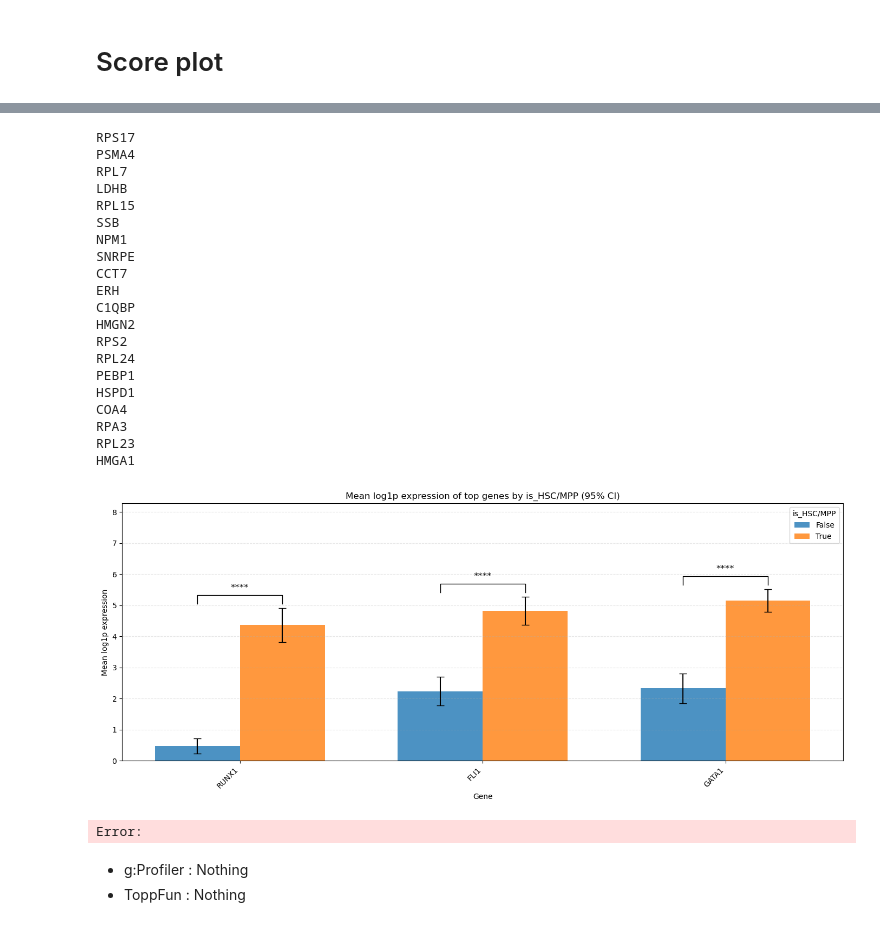
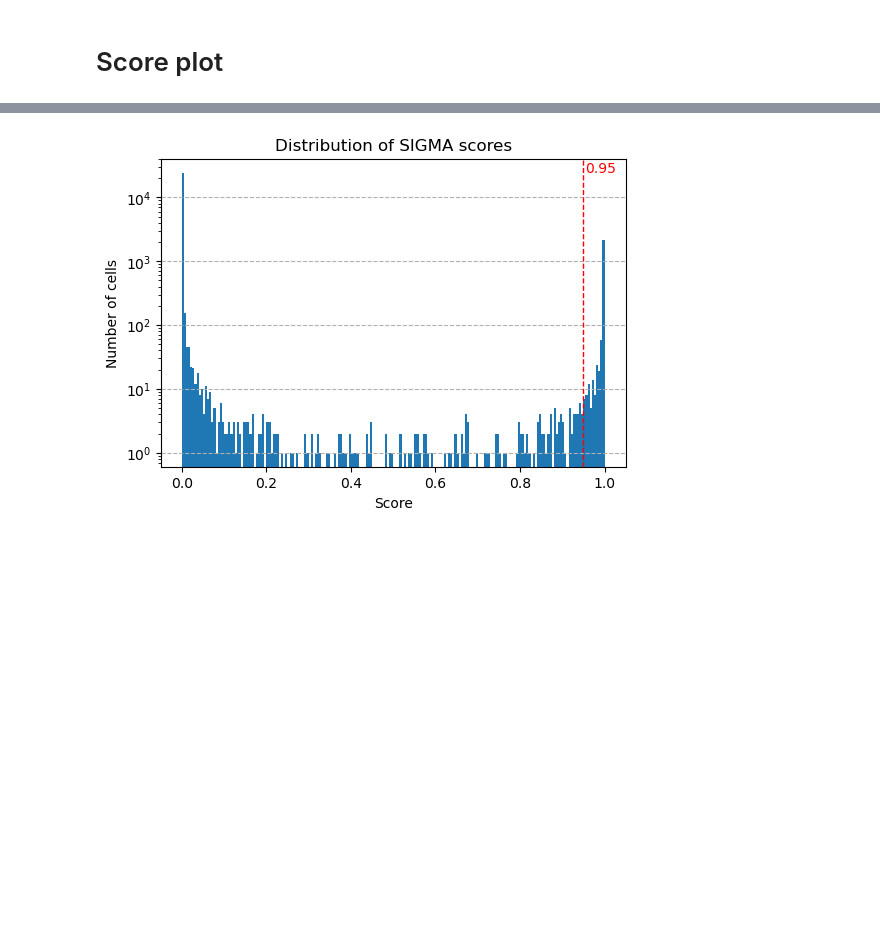
Before and after one commit to Guitout31415/SIGMA, a Jupyter notebook: notebooks/compare_dominguez_sigma.ipynb, the cells around one changed output, grey strips where cells are left out. Drawn from its saved outputs; the diff is of its cells as text; code cells hidden in the pictures; blank space fills up the shorter version.

```diff
--- a/notebooks/compare_dominguez_sigma.ipynb
+++ b/notebooks/compare_dominguez_sigma.ipynb
@@ -131,7 +140,8 @@ def plot_gene_expression_summary(adata, top_genes, category):
 # %%
 adata_sigma = sc.read_h5ad("/mnt/scratch/guillaume/results_dominguez/merge.h5ad")
-adata_author = sc.read_h5ad("/mnt/scratch/guillaume/data/dominguez/Dominguez.h5add")
+adata_author = sc.read_h5ad("/mnt/scratch/guillaume/data/tem_dominguez/Dominguez_science_science-abl5197.h5add")
 
 adata_author.X = adata_author.layers["counts"]
 
-adata_sigma.obs_names = [re.sub(r"-[A-Z]+_data", "", name) for name in adata_sigma.obs_names]
+adata_sigma.obs_names = [re.sub(r"-Dominguez_[A-Z]+", "", name) for name in adata_sigma.obs_names]
+adata_sigma.obs_names = [re.sub(r"(JEJLP|JEJEPI|)$", "", name) for name in adata_sigma.obs_names]
@@ -353,41 +191,16 @@ axes[0].grid(axis="x", which="major", linestyle="--", alpha=0.3)
-# %%
-top_genes = [str(g[0]) for g in mk_sigma.uns["rank_genes_groups"]["names"][:20]]
-
-test_genes = ["CD34", "CD38", "THY1", "ITGA6"] + mk_marker
-
-print(*top_genes, sep="\n")
-# plot_gene_expression_summary(mk_sigma, top_genes, "is_HSC/MPP")
-
-# plot_gene_expression_summary(mk_sigma, test_genes, "is_HSC/MPP")
-
-# plot_gene_expression_summary(mk_sigma, mk_marker, "is_HSC/MPP")
-
-# plot_gene_expression_summary(mk_sigma, ["PPBP", "PF4", "ITGA2B", "GP1BA", "GP6"], "is_HSC/MPP")
-
-plot_gene_expression_summary(mk_sigma, ["RUNX1", "FLI1", "GATA1"], "is_HSC/MPP")
-# %% [output]
-RPS17
-PSMA4
-RPL7
-LDHB
-RPL15
-SSB
-NPM1
-SNRPE
-CCT7
-ERH
-C1QBP
-HMGN2
-RPS2
-RPL24
-PEBP1
-HSPD1
-COA4
-RPA3
-RPL23
-HMGA1
-[figure, removed]
-Error:
-# %% [markdown]
-- g:Profiler : Nothing
-- ToppFun : Nothing
+# %%
+fig, ax = plt.subplots(figsize=(6,4))
+
+ax.hist(adata_sigma.obs["score"], bins=200)
+ax.set_xlabel("Score")
+ax.set_ylabel("Number of cells")
+ax.set_yscale("log")
+ax.set_title("Distribution of SIGMA scores")
+ax.grid(axis='y', linestyle='--')
+ax.axvline(0.95, color='red', linestyle='--', linewidth=1)
+ax.text(0.955, ax.get_ylim()[1]*0.9, "0.95", color='red', ha='left', va='top')
+
+fig.savefig("figures/dominguez_Score.svg", bbox_inches="tight", dpi=300)
+plt.show()
+# %% [output]
+[figure, added]
```
Also changed, not shown: parts of 25 cells of this notebook, 12 other files.
